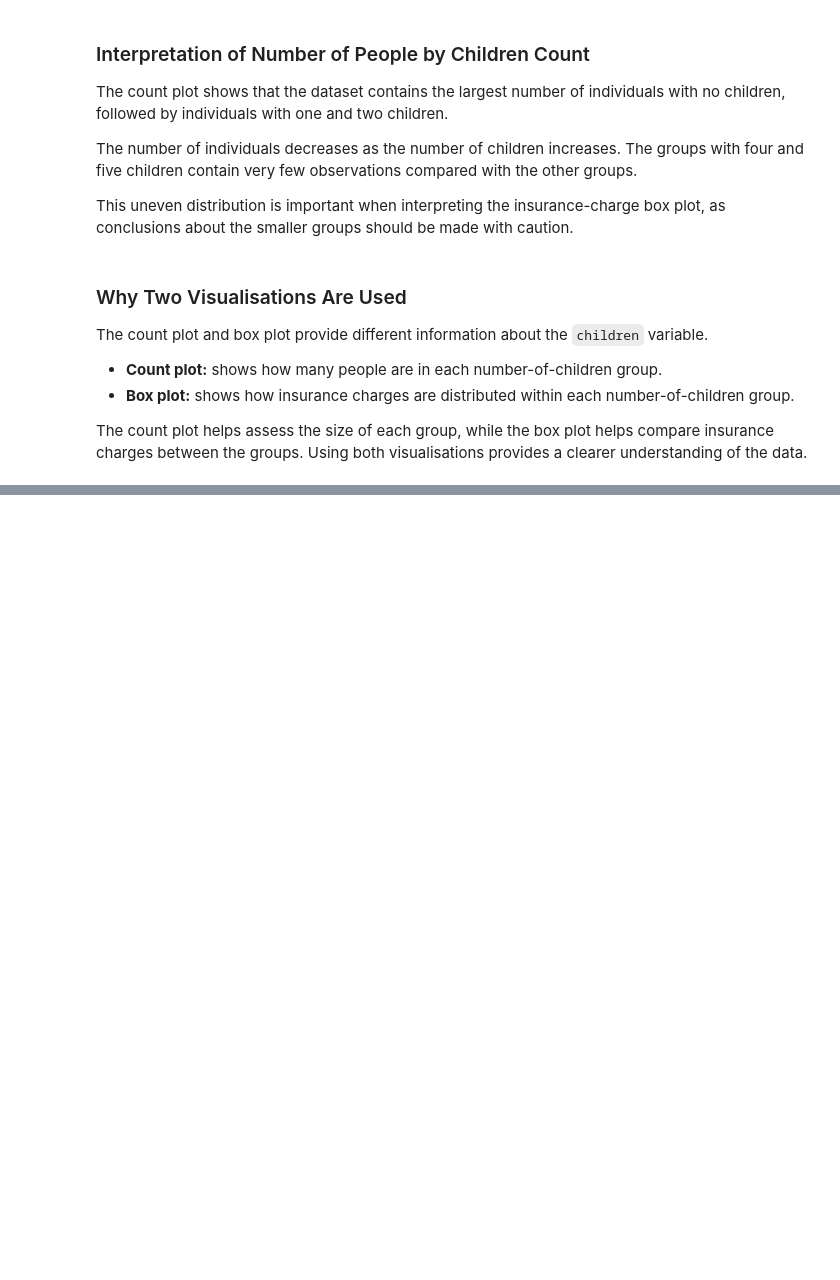
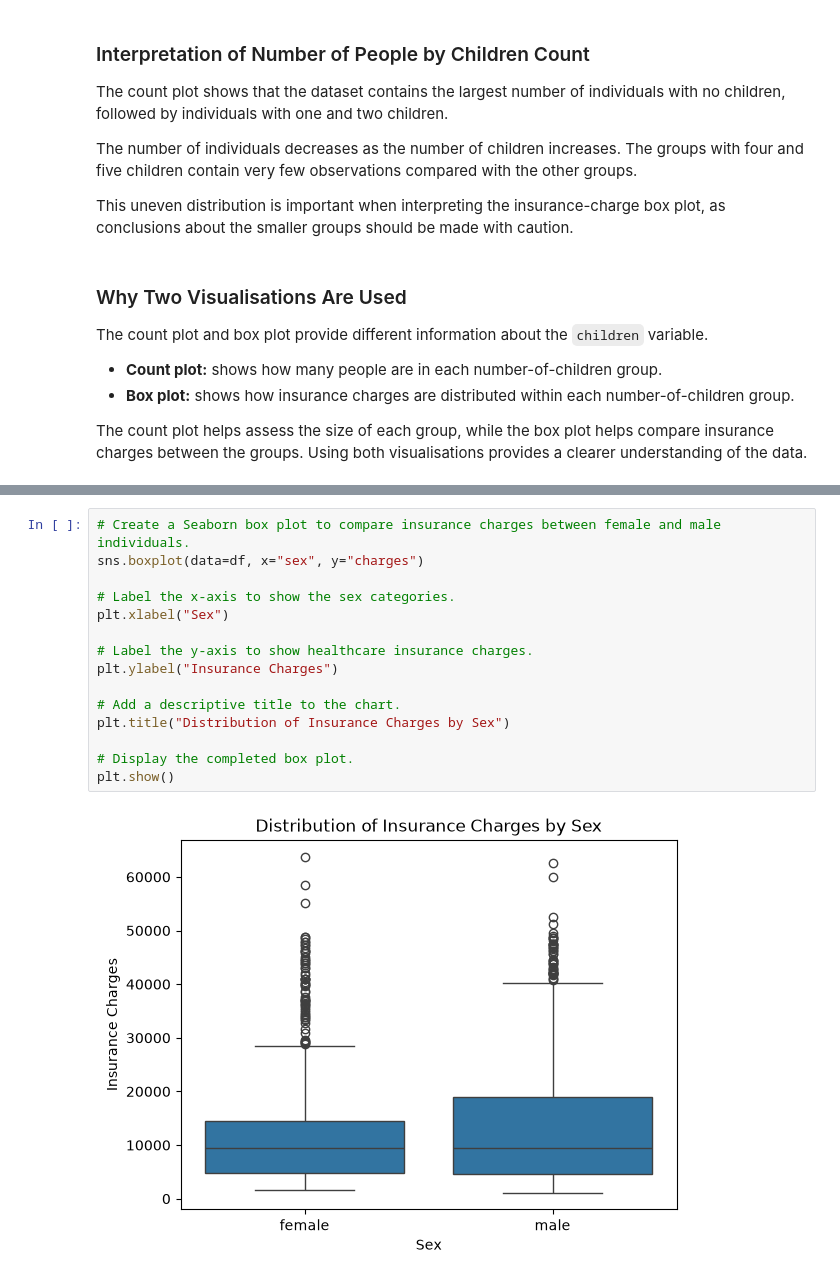
Before and after one commit to kavithasreesai30-del/healthcare-insurance-capstone, a Jupyter notebook: healthcare_insurance_analysis.ipynb, the cells around one changed output, grey strips where cells are left out. Saved outputs shown, nothing was run; the diff lists cells and outputs as text; blank space fills up the shorter version.

```diff
--- a/healthcare_insurance_analysis.ipynb
+++ b/healthcare_insurance_analysis.ipynb
@@ -762,0 +769,17 @@ The count plot helps assess the size of each group, while the box plot helps com
+# %%
+# Create a Seaborn box plot to compare insurance charges between female and male individuals.
+sns.boxplot(data=df, x="sex", y="charges")
+
+# Label the x-axis to show the sex categories.
+plt.xlabel("Sex")
+
+# Label the y-axis to show healthcare insurance charges.
+plt.ylabel("Insurance Charges")
+
+# Add a descriptive title to the chart.
+plt.title("Distribution of Insurance Charges by Sex")
+
+# Display the completed box plot.
+plt.show()
+# %% [output]
+[figure, added]
```
Also changed, not shown: parts of 6 cells of this notebook.
